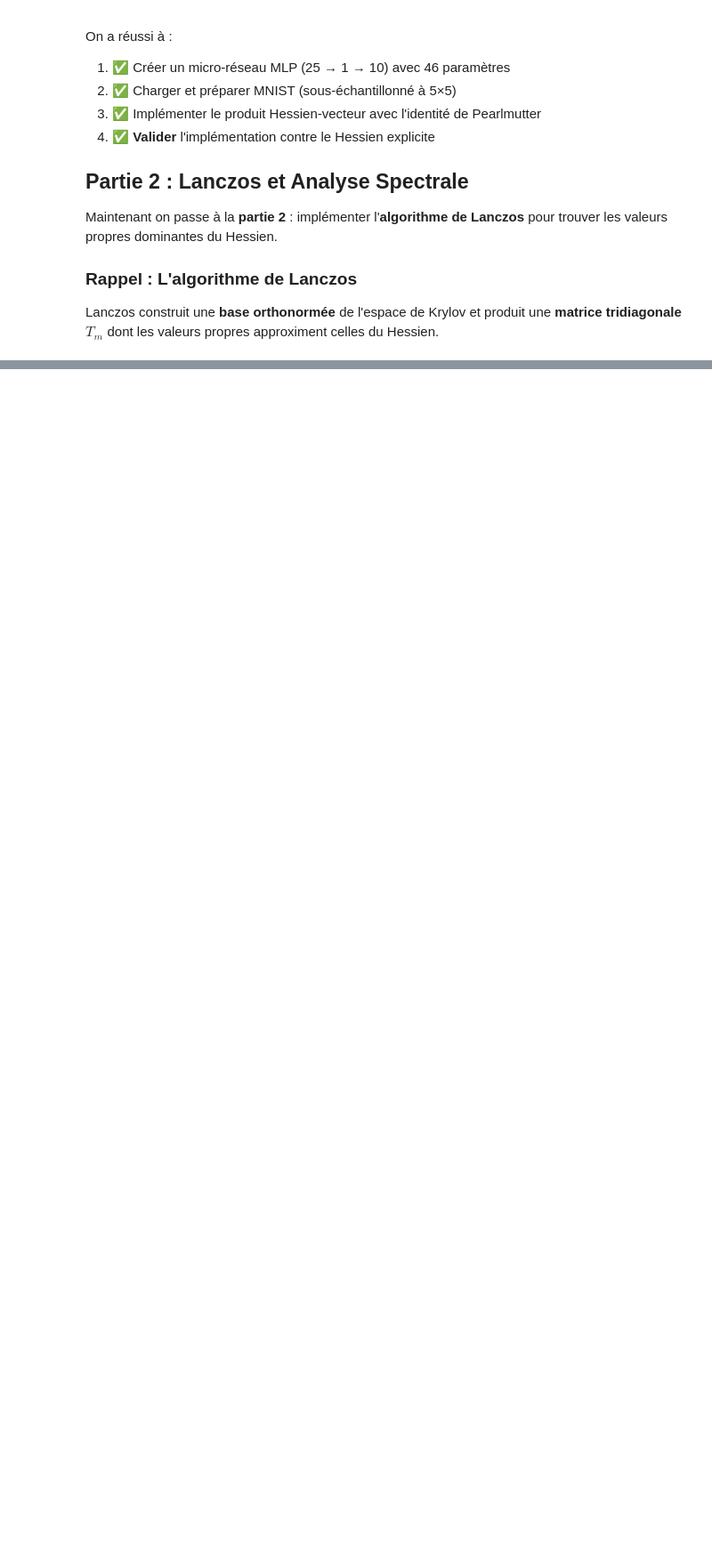
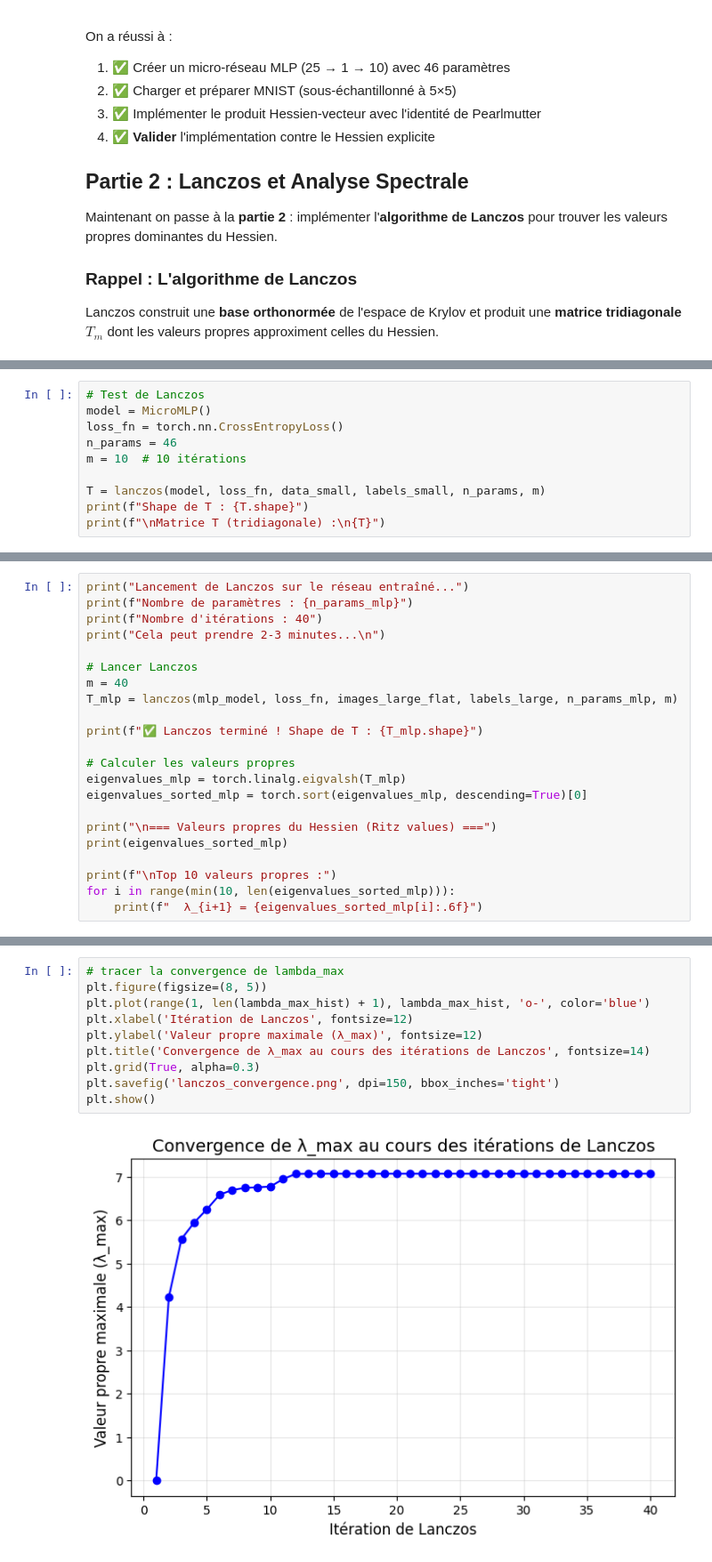
Before and after one commit to soboure69/Projet-Analyse-Numerique-Avance, a Jupyter notebook: notebook.ipynb, the cells around one changed output, grey strips where cells are left out. Shown at 89% size. Cells and saved outputs as stored; diff of their text form; blank space fills up the shorter version.

```diff
--- a/notebook.ipynb
+++ b/notebook.ipynb
@@ -370,0 +457,10 @@ Lanczos construit une **base orthonormée** de l'espace de Krylov et produit une
+# %%
+# Test de Lanczos
+model = MicroMLP()
+loss_fn = torch.nn.CrossEntropyLoss()
+n_params = 46
+m = 10  # 10 itérations
+
+T = lanczos(model, loss_fn, data_small, labels_small, n_params, m)
+print(f"Shape de T : {T.shape}")
+print(f"\nMatrice T (tridiagonale) :\n{T}")
@@ -370,0 +593,22 @@ Lanczos construit une **base orthonormée** de l'espace de Krylov et produit une
+# %%
+print("Lancement de Lanczos sur le réseau entraîné...")
+print(f"Nombre de paramètres : {n_params_mlp}")
+print(f"Nombre d'itérations : 40")
+print("Cela peut prendre 2-3 minutes...\n")
+
+# Lancer Lanczos
+m = 40
+T_mlp = lanczos(mlp_model, loss_fn, images_large_flat, labels_large, n_params_mlp, m)
+
+print(f"✅ Lanczos terminé ! Shape de T : {T_mlp.shape}")
+
+# Calculer les valeurs propres
+eigenvalues_mlp = torch.linalg.eigvalsh(T_mlp)
+eigenvalues_sorted_mlp = torch.sort(eigenvalues_mlp, descending=True)[0]
+
+print("\n=== Valeurs propres du Hessien (Ritz values) ===")
+print(eigenvalues_sorted_mlp)
+
+print(f"\nTop 10 valeurs propres :")
+for i in range(min(10, len(eigenvalues_sorted_mlp))):
+    print(f"  λ_{i+1} = {eigenvalues_sorted_mlp[i]:.6f}")
@@ -370,0 +745,12 @@ Lanczos construit une **base orthonormée** de l'espace de Krylov et produit une
+# %%
+# tracer la convergence de lambda_max
+plt.figure(figsize=(8, 5))
+plt.plot(range(1, len(lambda_max_hist) + 1), lambda_max_hist, 'o-', color='blue')
+plt.xlabel('Itération de Lanczos', fontsize=12)
+plt.ylabel('Valeur propre maximale (λ_max)', fontsize=12)
+plt.title('Convergence de λ_max au cours des itérations de Lanczos', fontsize=14)
+plt.grid(True, alpha=0.3)
+plt.savefig('lanczos_convergence.png', dpi=150, bbox_inches='tight')
+plt.show()
+# %% [output]
+[figure, added]
```
Also changed, not shown: parts of 9 cells of this notebook, 2 other files.
